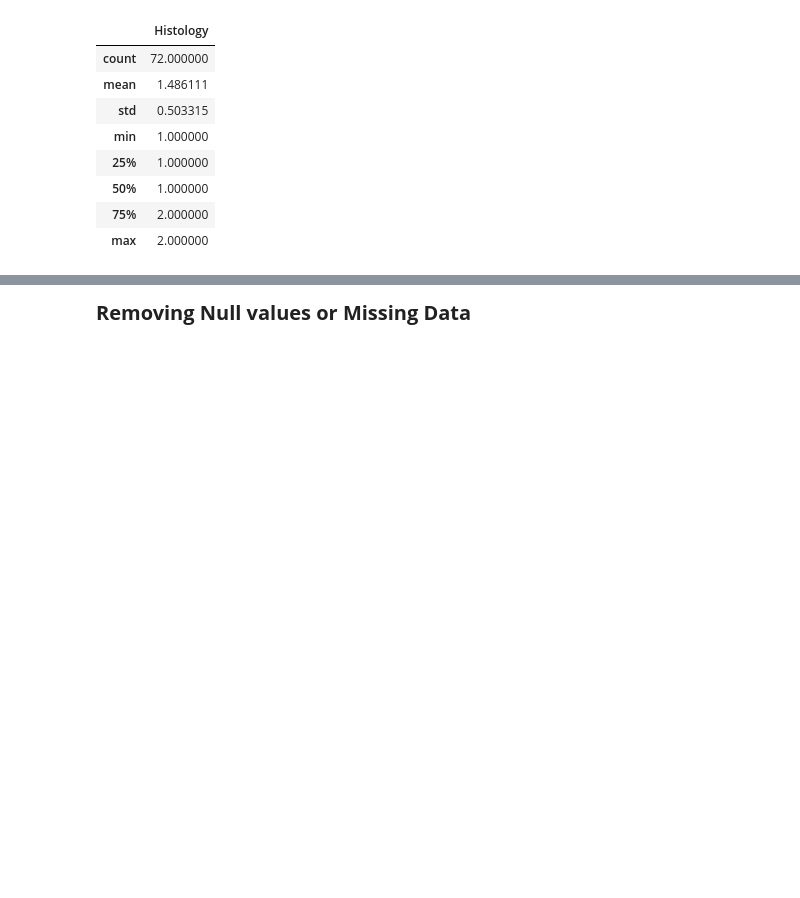
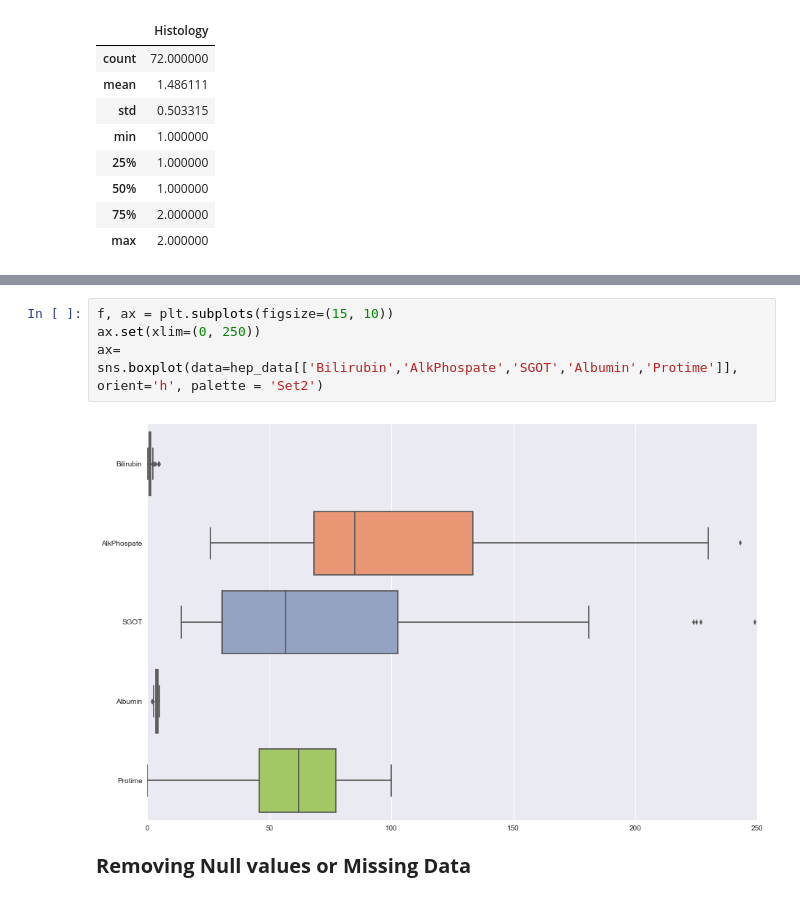
Before and after one commit to sinha-sahil/machine-learning-notebooks, a Jupyter notebook: Decision Tree on Hepatitis-B.ipynb, the cells around one changed output, grey strips where cells are left out. Drawn from its saved outputs; the diff is of its cells as text; blank space fills up the shorter version.

```diff
--- a/Decision Tree on Hepatitis-B.ipynb
+++ b/Decision Tree on Hepatitis-B.ipynb
@@ -126,3 +142,9 @@ hep_data.loc[hep_data['Class']==1].describe()
+# %%
+f, ax = plt.subplots(figsize=(15, 10))
+ax.set(xlim=(0, 250))
+ax= sns.boxplot(data=hep_data[['Bilirubin','AlkPhospate','SGOT','Albumin','Protime']], orient='h', palette = 'Set2')
+# %% [output]
+[figure, added]
 # %% [markdown]
 <p style="font-size: 20px;"><b>Removing Null values or Missing Data</b></p>
 # %%
```
Also changed, not shown: parts of 19 cells of this notebook, 1 other file.
